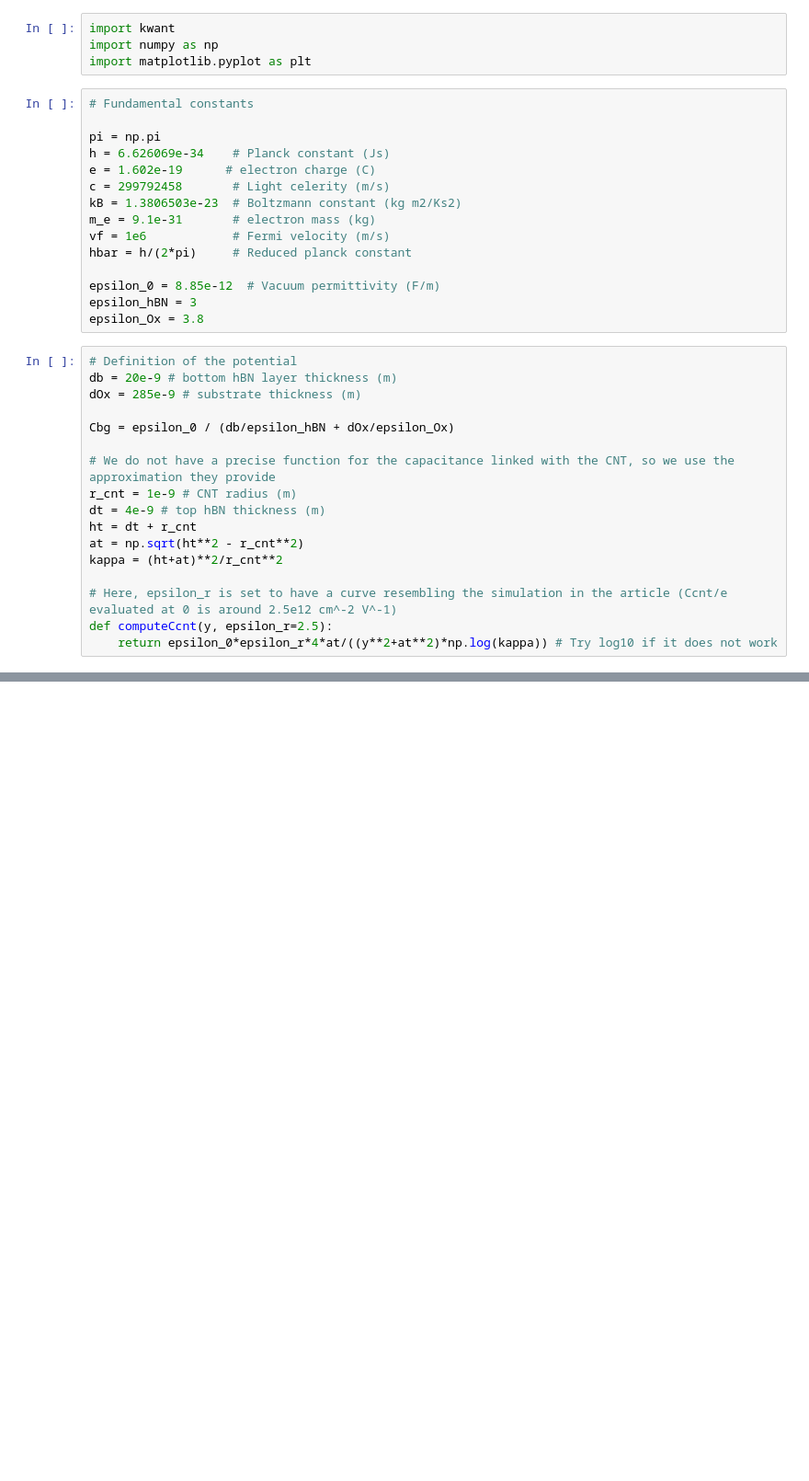
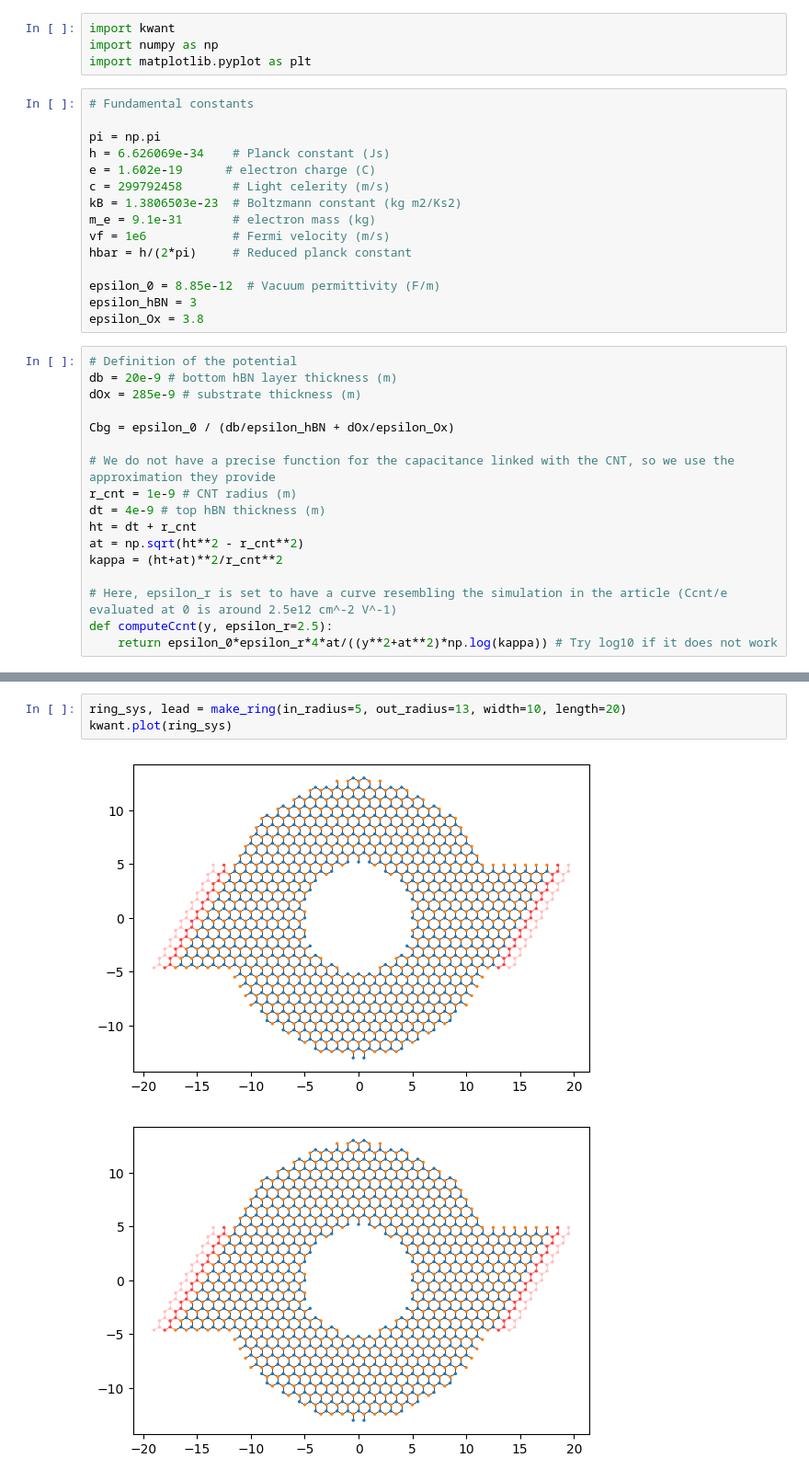
Before and after one commit to colinrenard/LELEC2710, a Jupyter notebook: SLG_Test_Marcello.ipynb, the cells around one changed output, grey strips where cells are left out. Shown: that part at 92% size. Drawn from its saved outputs; the diff is of its cells as text; blank space fills up the shorter version.

```diff
--- a/SLG_Test_Marcello.ipynb
+++ b/SLG_Test_Marcello.ipynb
@@ -171,0 +217,6 @@ plt.grid()
+# %%
+ring_sys, lead = make_ring(in_radius=5, out_radius=13, width=10, length=20)
+kwant.plot(ring_sys)
+# %% [output]
+[figure, added]
+[figure, added]
```
Also changed, not shown: parts of 7 cells of this notebook.
